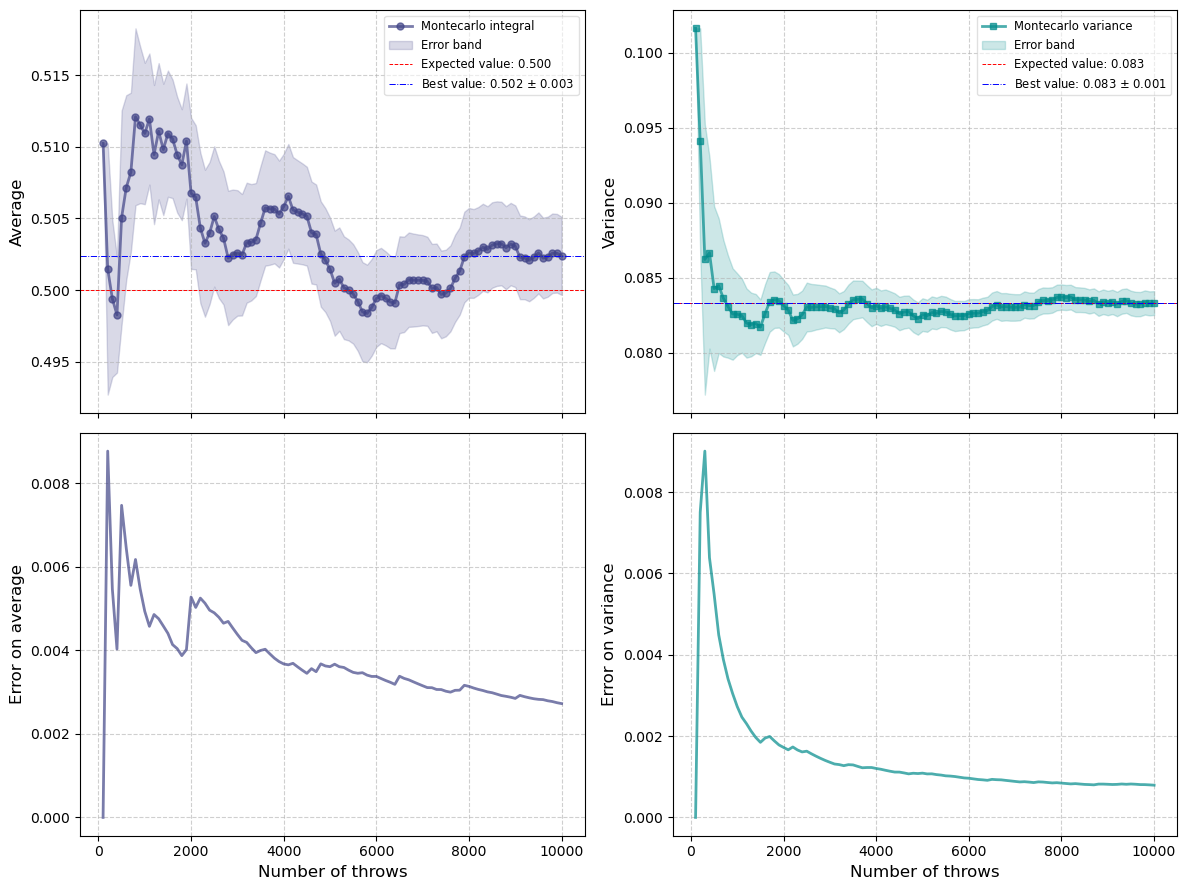
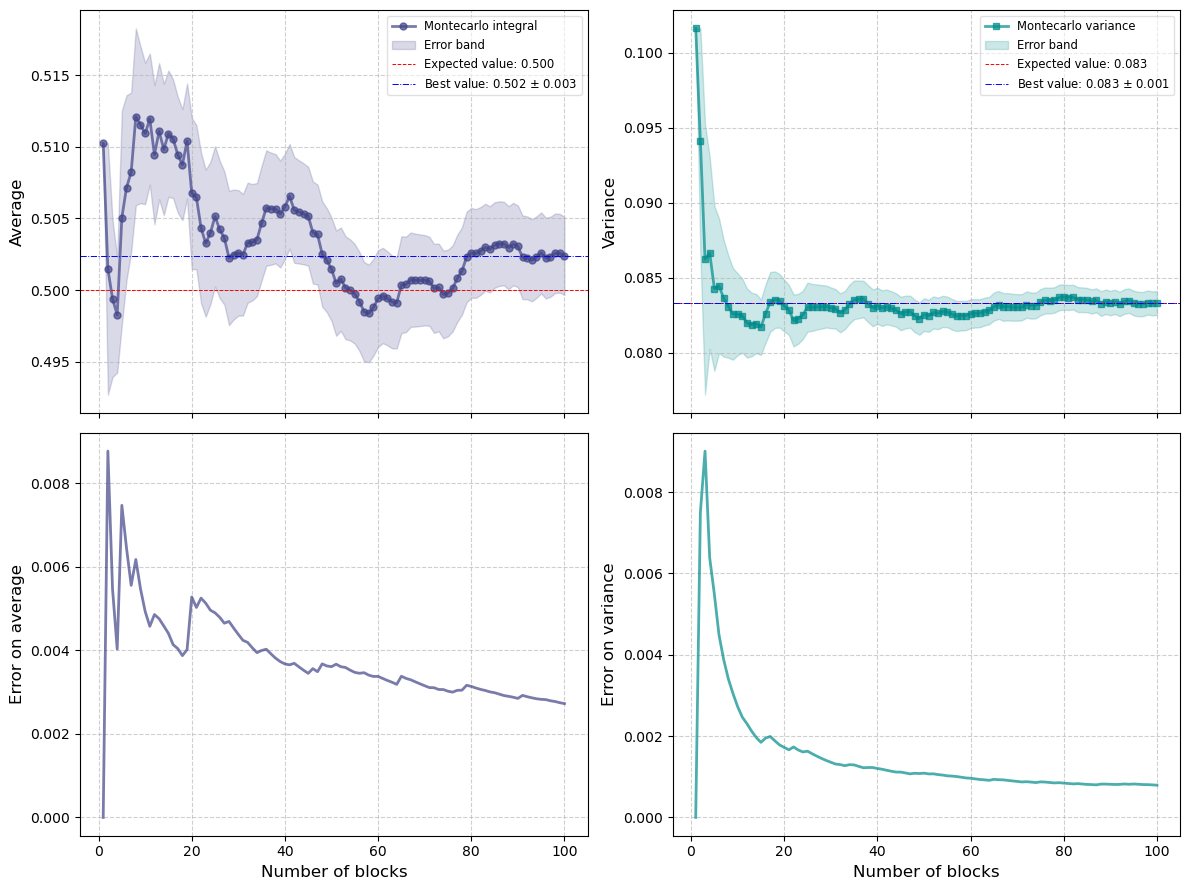
The change to this notebook cell's code, shown as a diff; its figure went from the first image to the second:
--- before
+++ after
@@ -14,7 +14,7 @@
 
 # Average
-axs[0, 0].plot(x1, y1, 'o-', color=color_avg, alpha=0.7, markersize=5, label='Montecarlo integral')
+axs[0, 0].plot(x1/100, y1, 'o-', color=color_avg, alpha=0.7, markersize=5, label='Montecarlo integral')
 
-axs[0, 0].fill_between(x1, y1 - error1, y1 + error1,
+axs[0, 0].fill_between(x1/100, y1 - error1, y1 + error1,
                        color=color_avg, alpha=0.2, label='Error band')
 
@@ -31,7 +31,7 @@
 
 # Variance
-axs[0, 1].plot(x2, y2, 's-', color=color_var, alpha=0.7, markersize=5,label='Montecarlo variance')
+axs[0, 1].plot(x2/100, y2, 's-', color=color_var, alpha=0.7, markersize=5,label='Montecarlo variance')
 
-axs[0, 1].fill_between(x2, y2 - error2, y2 + error2,
+axs[0, 1].fill_between(x2/100, y2 - error2, y2 + error2,
                        color=color_var, alpha=0.2, label='Error band')
 
@@ -48,12 +48,12 @@
 
 # Error on average
-axs[1, 0].plot(x3, y3, '-', color=color_avg, alpha=0.7)
-axs[1, 0].set_xlabel('Number of throws')
+axs[1, 0].plot(x3/100, y3, '-', color=color_avg, alpha=0.7)
+axs[1, 0].set_xlabel('Number of blocks')
 axs[1, 0].set_ylabel('Error on average')
 axs[1, 0].grid(True, alpha=0.6, linestyle='--')
 
 # Error on variance
-axs[1, 1].plot(x4, y4, '-', color=color_var, alpha=0.7)
-axs[1, 1].set_xlabel('Number of throws')
+axs[1, 1].plot(x4/100, y4, '-', color=color_var, alpha=0.7)
+axs[1, 1].set_xlabel('Number of blocks')
 axs[1, 1].set_ylabel('Error on variance')
 axs[1, 1].grid(True, alpha=0.6, linestyle='--')

Commit: Add files via upload